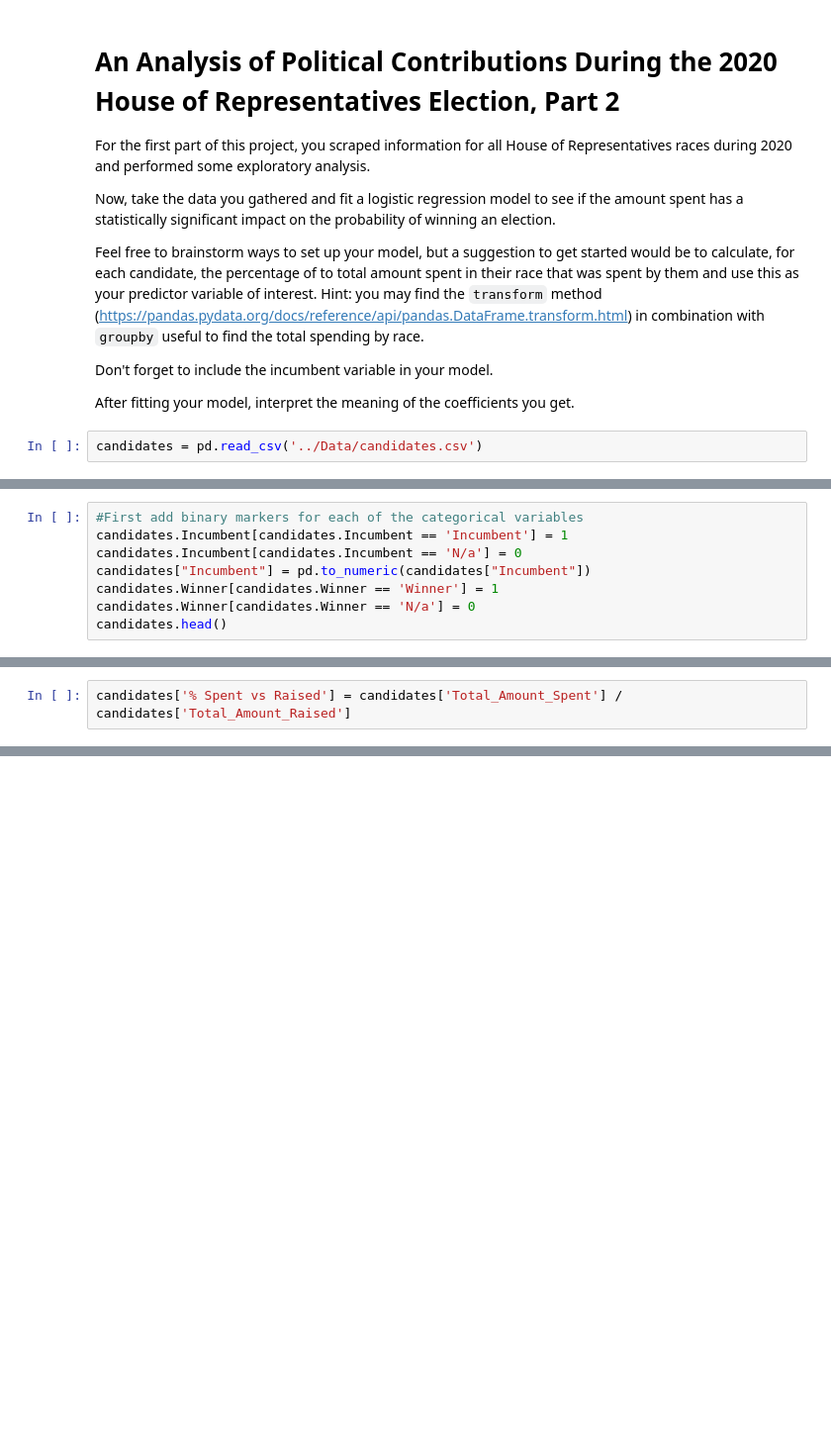
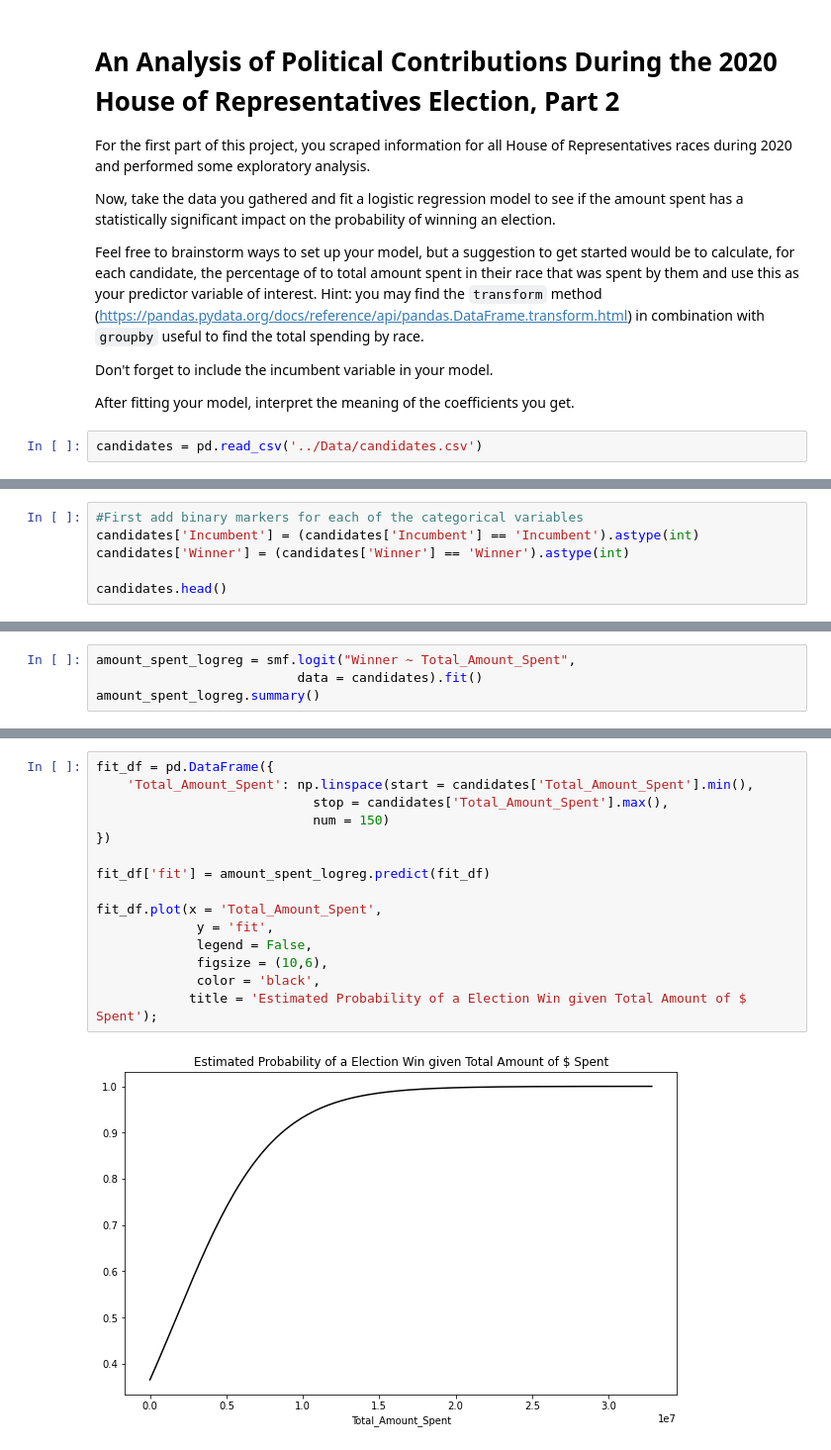
Before and after one commit to nss-data-science-cohort-6/webscraping_open_secrets-malted_milk_balls, a Jupyter notebook: Notebooks/candidates_logisitic_regression.ipynb, the cells around one changed output, grey strips where cells are left out. Shown at 99% size. Cells and saved outputs as stored; diff of their text form; blank space fills up the shorter version.

Commit message:
Through with summary table and eprob vs. fit prob

```diff
--- a/Notebooks/candidates_logisitic_regression.ipynb
+++ b/Notebooks/candidates_logisitic_regression.ipynb
@@ -22,9 +30,7 @@ candidates = candidates.rename(columns = {'Incumbent Status': 'Incumbent', 'Dist
 # %%
 #First add binary markers for each of the categorical variables
-candidates.Incumbent[candidates.Incumbent == 'Incumbent'] = 1
-candidates.Incumbent[candidates.Incumbent == 'N/a'] = 0
-candidates["Incumbent"] = pd.to_numeric(candidates["Incumbent"])
-candidates.Winner[candidates.Winner == 'Winner'] = 1
-candidates.Winner[candidates.Winner == 'N/a'] = 0
+candidates['Incumbent'] = (candidates['Incumbent'] == 'Incumbent').astype(int)
+candidates['Winner'] = (candidates['Winner'] == 'Winner').astype(int)
+
 candidates.head()
 # %% [output]
@@ -50,5 +40,7 @@ See the caveats in the documentation: https://pandas.pydata.org/pandas-docs/stab
 | 2 | Barry Moore | (R) | Alabama | District 02 | 0 | 1 | 65.3 | ... |
 | 3 | Phyllis Harvey-Hall | (D) | Alabama | District 02 | 0 | 0 | 34.6 | ... |
 | 4 | Mike D Rogers | (R) | Alabama | District 03 | 1 | 1 | 67.5 | ... |
-# %%
-candidates['% Spent vs Raised'] = candidates['Total_Amount_Spent'] / candidates['Total_Amount_Raised']
+# %%
+amount_spent_logreg = smf.logit("Winner ~ Total_Amount_Spent",
+                          data = candidates).fit()
+amount_spent_logreg.summary()
@@ -54,0 +62,17 @@ candidates['% Spent vs Raised'] = candidates['Total_Amount_Spent'] / candidates[
+# %%
+fit_df = pd.DataFrame({
+    'Total_Amount_Spent': np.linspace(start = candidates['Total_Amount_Spent'].min(),
+                            stop = candidates['Total_Amount_Spent'].max(),
+                            num = 150)
+})
+
+fit_df['fit'] = amount_spent_logreg.predict(fit_df)
+
+fit_df.plot(x = 'Total_Amount_Spent',
+             y = 'fit',
+             legend = False,
+             figsize = (10,6),
+             color = 'black',
+            title = 'Estimated Probability of a Election Win given Total Amount of $ Spent');
+# %% [output]
+[figure, added]
```
Also changed, not shown: parts of 6 cells of this notebook.
